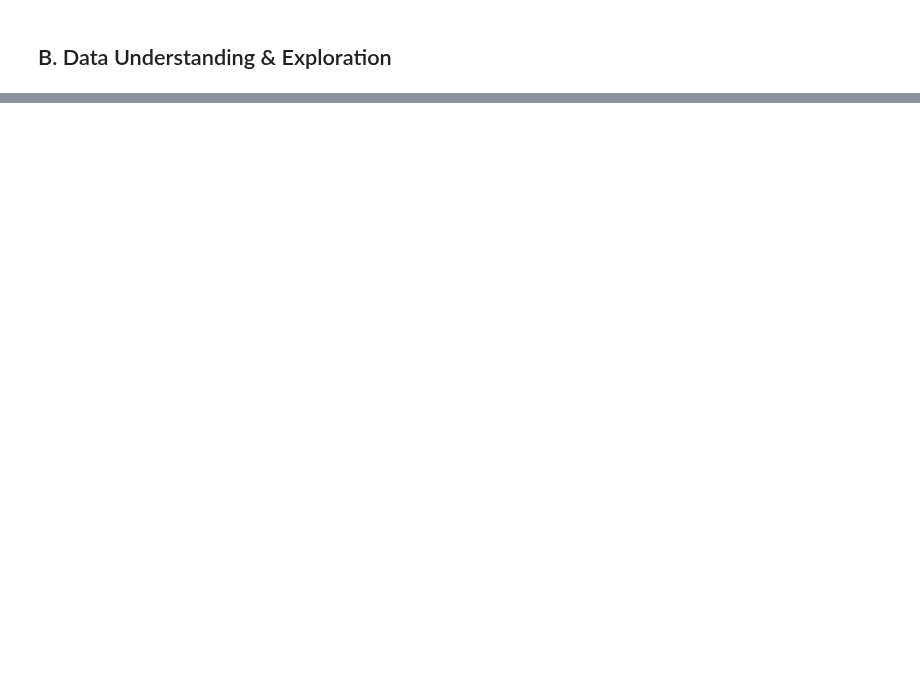
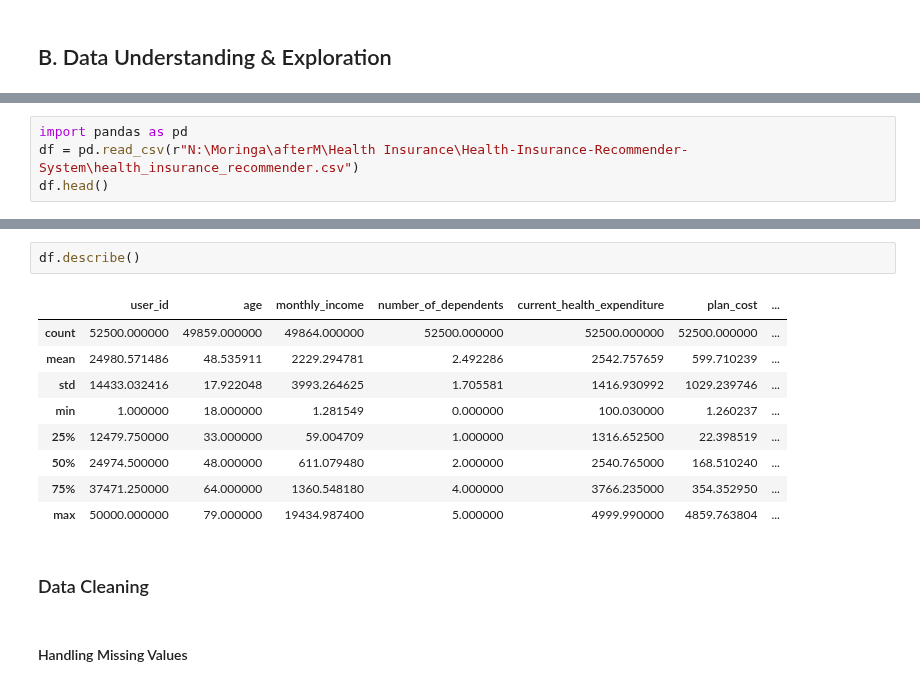
Before and after one commit to ruth-kitasi/Health-Insurance-Recommender-System, a Jupyter notebook: Notebooks/Mbego.ipynb, the cells around one changed output, grey strips where cells are left out. Drawn from its saved outputs; the diff is of its cells as text; blank space fills up the shorter version.

Commit message:
Data understanding and cleaning

```diff
--- a/Notebooks/Mbego.ipynb
+++ b/Notebooks/Mbego.ipynb
@@ -47,0 +50,4 @@ Despite these options, several challenges persist:
+# %%
+import pandas as pd
+df = pd.read_csv(r"N:\Moringa\afterM\Health Insurance\Health-Insurance-Recommender-System\health_insurance_recommender.csv")
+df.head()
@@ -47,0 +113,16 @@ Despite these options, several challenges persist:
+# %%
+df.describe()
+# %% [output]
+|  | user_id | age | monthly_income | number_of_dependents | current_health_expenditure | plan_cost | ... |
+| count | 52500.000000 | 49859.000000 | 49864.000000 | 52500.000000 | 52500.000000 | 52500.000000 | ... |
+| mean | 24980.571486 | 48.535911 | 2229.294781 | 2.492286 | 2542.757659 | 599.710239 | ... |
+| std | 14433.032416 | 17.922048 | 3993.264625 | 1.705581 | 1416.930992 | 1029.239746 | ... |
+| min | 1.000000 | 18.000000 | 1.281549 | 0.000000 | 100.030000 | 1.260237 | ... |
+| 25% | 12479.750000 | 33.000000 | 59.004709 | 1.000000 | 1316.652500 | 22.398519 | ... |
+| 50% | 24974.500000 | 48.000000 | 611.079480 | 2.000000 | 2540.765000 | 168.510240 | ... |
+| 75% | 37471.250000 | 64.000000 | 1360.548180 | 4.000000 | 3766.235000 | 354.352950 | ... |
+| max | 50000.000000 | 79.000000 | 19434.987400 | 5.000000 | 4999.990000 | 4859.763804 | ... |
+# %% [markdown]
+### Data Cleaning
+# %% [markdown]
+#### Handling Missing Values
```
Also changed, not shown: parts of 10 cells of this notebook.
